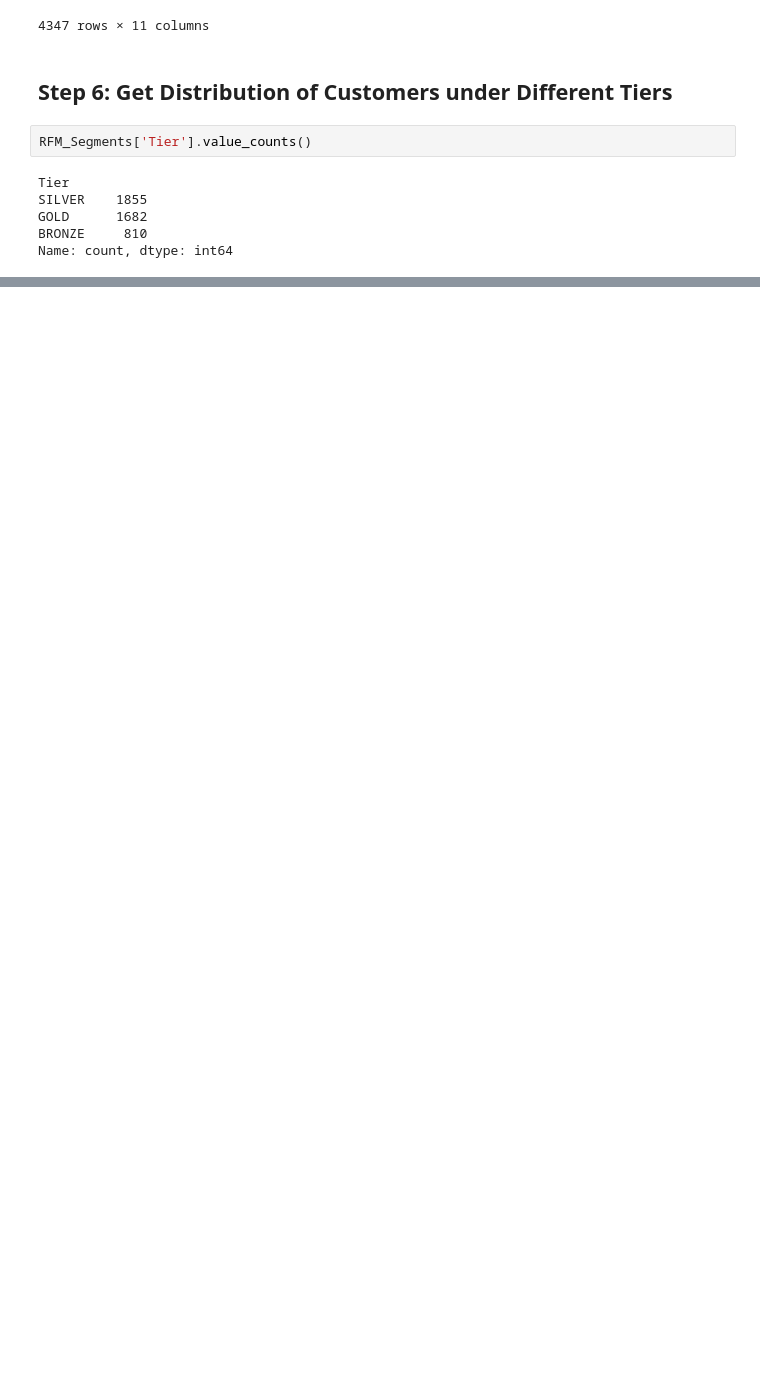
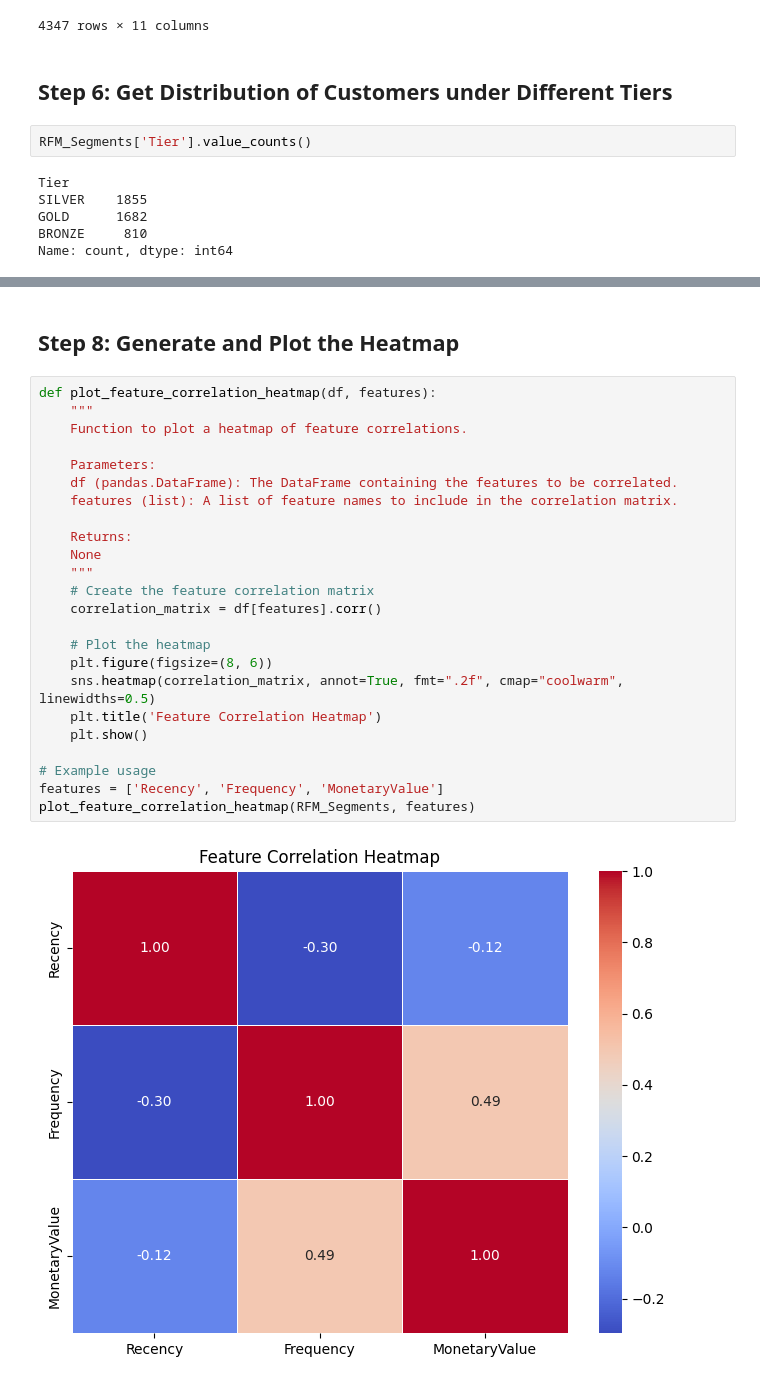
Before and after one commit to nyangweso-rodgers/data-analytics, a Jupyter notebook: 04-analytics-with-python/python-analytics-for-e-commerce-data/04-customer-segmentation-analysis/01-segmenation-analysis-using-rfm.ipynb, the cells around one changed output, grey strips where cells are left out. Saved outputs shown, nothing was run; the diff lists cells and outputs as text; blank space fills up the shorter version.

Commit message:
plotting correlations for customer segmentation

```diff
--- a/04-analytics-with-python/python-analytics-for-e-commerce-data/04-customer-segmentation-analysis/01-segmenation-analysis-using-rfm.ipynb
+++ b/04-analytics-with-python/python-analytics-for-e-commerce-data/04-customer-segmentation-analysis/01-segmenation-analysis-using-rfm.ipynb
@@ -228,0 +252,28 @@ Name: count, dtype: int64
+# %% [markdown]
+## Step 8: Generate and Plot the Heatmap
+# %%
+def plot_feature_correlation_heatmap(df, features):
+    """
+    Function to plot a heatmap of feature correlations.
+
+    Parameters:
+    df (pandas.DataFrame): The DataFrame containing the features to be correlated.
+    features (list): A list of feature names to include in the correlation matrix.
+
+    Returns:
+    None
+    """
+    # Create the feature correlation matrix
+    correlation_matrix = df[features].corr()
+
+    # Plot the heatmap
+    plt.figure(figsize=(8, 6))
+    sns.heatmap(correlation_matrix, annot=True, fmt=".2f", cmap="coolwarm", linewidths=0.5)
+    plt.title('Feature Correlation Heatmap')
+    plt.show()
+
+# Example usage
+features = ['Recency', 'Frequency', 'MonetaryValue']
+plot_feature_correlation_heatmap(RFM_Segments, features)
+# %% [output]
+[figure, added]
```
Also changed, not shown: parts of 4 cells of this notebook.
